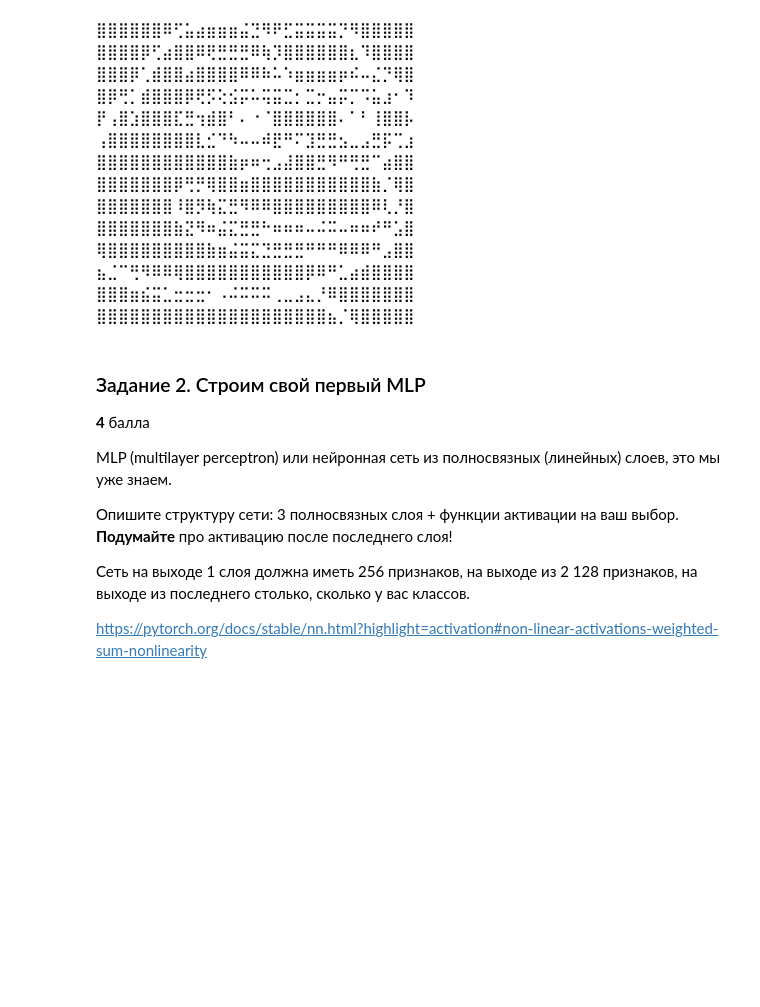
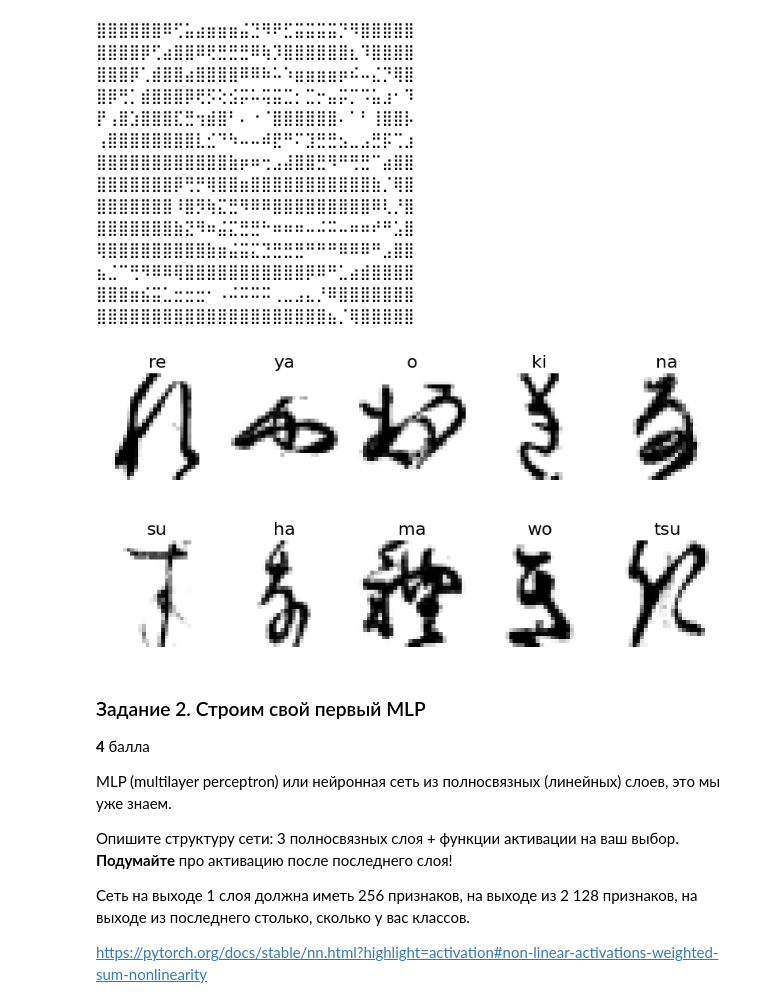
Before and after one commit to Smirness/BI_Stat_2021, a Jupyter notebook: lecture_7_8_nn_intro/homework/FC_NN_practice.ipynb, the cells around one changed output. Cells and saved outputs as stored; diff of their text form; code cells hidden in the pictures; blank space fills up the shorter version.

```diff
--- a/lecture_7_8_nn_intro/homework/FC_NN_practice.ipynb
+++ b/lecture_7_8_nn_intro/homework/FC_NN_practice.ipynb
@@ -57,3 +57,16 @@ plt.title(f"Class is {trainset[0][1]}", fontsize=16);
 **2** балла
 
 Нарисуйте на одном графике изображения всех 10 классов:
+# %%
+lst_k = list(trainset.class_to_idx.keys())
+lst_v = list(trainset.class_to_idx.values())
+lst_clases = []
+ind_uniq_cls = {}
+i = 0
+while True and len(lst_clases) != 10:
+    if trainset[i][1] not in lst_clases:
+        lst_clases.append(trainset[i][1])
+        ind_uniq_cls[i] = lst_k[lst_v.index(trainset[i][1])]
+    i += 1
+
+ind_uniq_cls
@@ -72,6 +96,23 @@ plt.title(f"Class is {trainset[0][1]}", fontsize=16);
 ⣦⣈⠉⢛⠻⠿⠿⢿⣿⣿⣿⣿⣿⣿⣿⣿⣿⣿⣿⡿⠿⠛⣁⣴⣾⣿⣿⣿⣿
 ⣿⣿⣿⣶⣮⣭⣁⣒⣒⣒⠂⠠⠬⠭⠭⠭⢀⣀⣠⣄⡘⠿⣿⣿⣿⣿⣿⣿⣿
 ⣿⣿⣿⣿⣿⣿⣿⣿⣿⣿⣿⣿⣿⣿⣿⣿⣿⣿⣿⣿⣿⣦⡈⢿⣿⣿⣿⣿⣿
+# %%
+fig, ax = plt.subplots(2, 5, figsize=(10, 5))
+
+c = 0
+for _ in range(5):
+    i = list(ind_uniq_cls.keys())[c]
+    ax[0, i].imshow(trainset[i][0].view(28, 28).numpy(), cmap="binary")
+    ax[0, i].set_title(f'{list(ind_uniq_cls.values())[c]}', size = 16)
+    ax[0, i].axis('off')
+    ax[1, i].imshow(trainset[i+5][0].view(28, 28).numpy(), cmap="binary")
+    ax[1, i].set_title(f'{list(ind_uniq_cls.values())[c+5]}', size = 16)
+    ax[1, i].axis('off')
+    c += 1
+
+plt.show()
+# %% [output]
+[figure, added]
 # %% [markdown]
 ### Задание 2. Строим свой первый MLP
 
```
Also changed, not shown: parts of 30 cells of this notebook.
